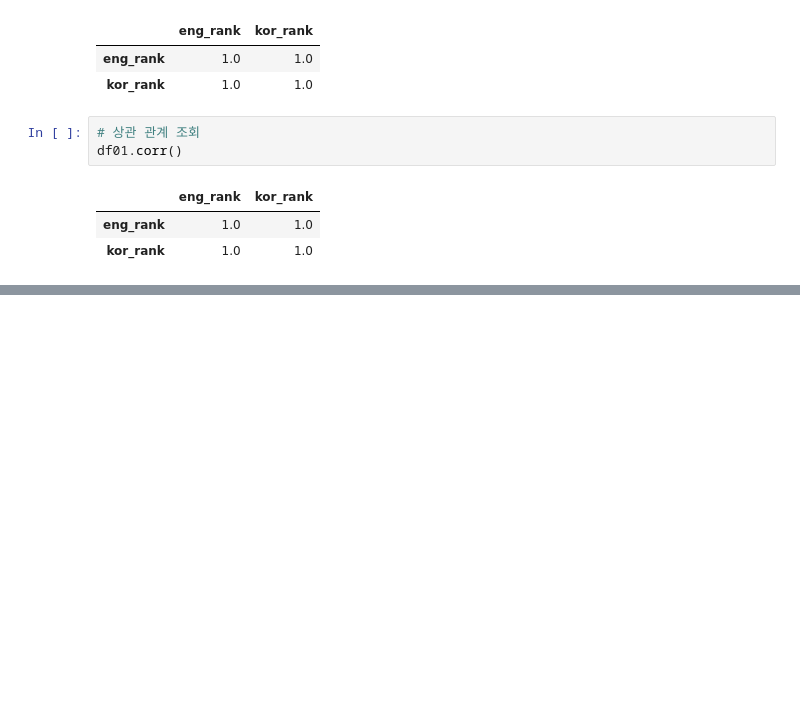
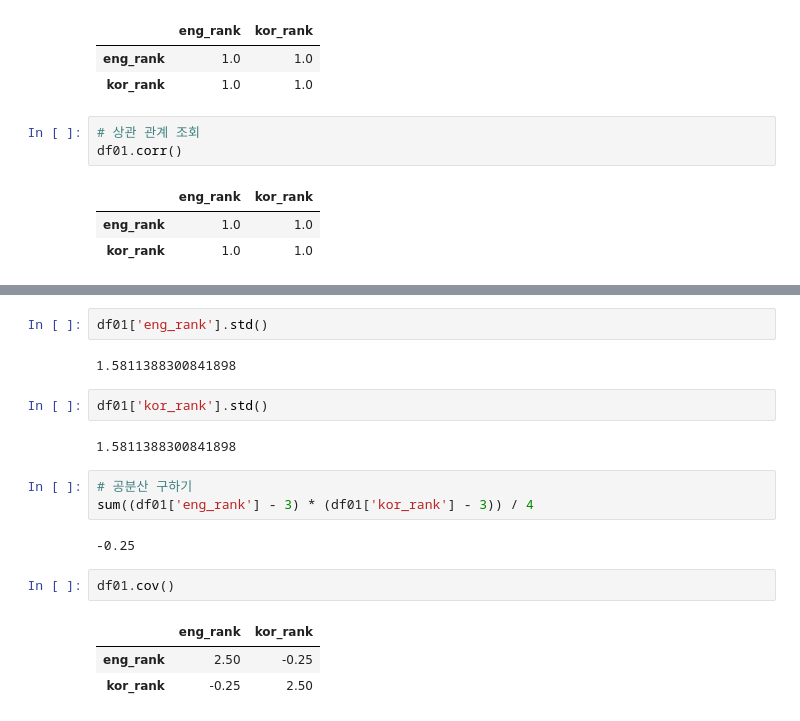
Before and after one commit to nojiyoon/SeSAC_code, a Jupyter notebook: 1월20일_분산_표준편차_공분산_상관관계_수업내용.ipynb, the cells around one changed output, grey strips where cells are left out. Saved outputs shown, nothing was run; the diff lists cells and outputs as text; blank space fills up the shorter version.

```diff
--- a/1월20일_분산_표준편차_공분산_상관관계_수업내용.ipynb
+++ b/1월20일_분산_표준편차_공분산_상관관계_수업내용.ipynb
@@ -293,0 +339,19 @@ df01.corr()
+# %%
+df01['eng_rank'].std()
+# %% [output]
+1.5811388300841898
+# %%
+df01['kor_rank'].std()
+# %% [output]
+1.5811388300841898
+# %%
+# 공분산 구하기
+sum((df01['eng_rank'] - 3) * (df01['kor_rank'] - 3)) / 4
+# %% [output]
+-0.25
+# %%
+df01.cov()
+# %% [output]
+|  | eng_rank | kor_rank |
+| eng_rank | 2.50 | -0.25 |
+| kor_rank | -0.25 | 2.50 |
```
Also changed, not shown: parts of 10 cells of this notebook.
